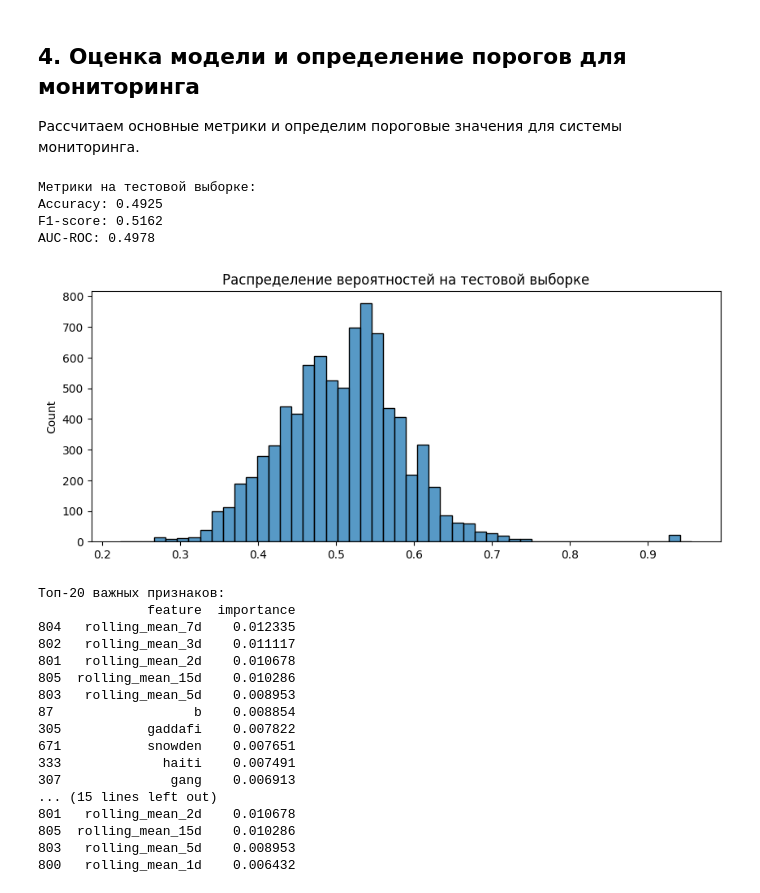
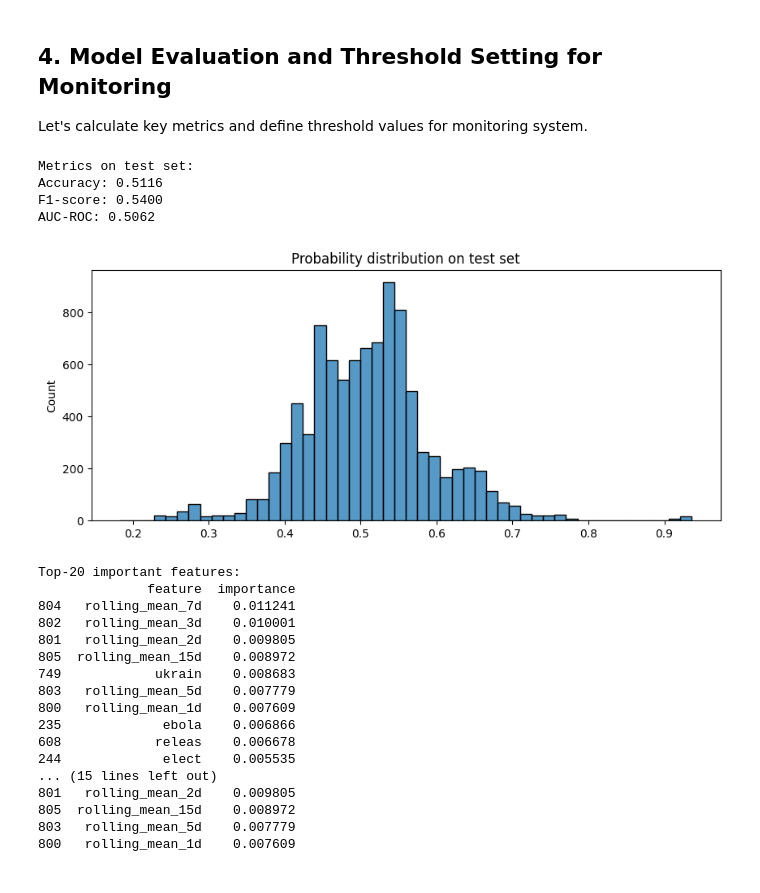
Before and after one commit to i-azztec/mlops-volatility-news-predictor, a Jupyter notebook: research/analysis.ipynb, the cells around one changed output. Cells and saved outputs as stored; diff of their text form; code cells hidden in the pictures.

```diff
--- a/research/analysis.ipynb
+++ b/research/analysis.ipynb
@@ -246,69 +246,69 @@ Pipeline(steps=[('features',
                                n_estimators=100, n_jobs=None,
                                num_parallel_tree=None, random_state=42, ...))])
 # %% [markdown]
-## 4. Оценка модели и определение порогов для мониторинга
+## 4. Model Evaluation and Threshold Setting for Monitoring
 
-Рассчитаем основные метрики и определим пороговые значения для системы мониторинга.
+Let's calculate key metrics and define threshold values for monitoring system.
 # %%
-# Предсказания на тестовой выборке
+# Predictions on test set
 test_preds = pipeline.predict(test)
 test_probs = pipeline.predict_proba(test)[:, 1]
 
-# Расчет метрик
-print("Метрики на тестовой выборке:")
+# Calculate metrics
+print("Metrics on test set:")
 print(f"Accuracy: {accuracy_score(test['Label'], test_preds):.4f}")
 print(f"F1-score: {f1_score(test['Label'], test_preds):.4f}")
 print(f"AUC-ROC: {roc_auc_score(test['Label'], test_probs):.4f}")
 
-# График распределения вероятностей
+# Plot probability distribution
 plt.figure(figsize=(10, 4))
 sns.histplot(test_probs, bins=50)
-plt.title('Распределение вероятностей на тестовой выборке')
+plt.title('Probability distribution on test set')
 plt.show()
 
-# Анализ важности фич
+# Feature importance analysis
 if hasattr(pipeline.named_steps['classifier'], 'feature_importances_'):
-    # Получаем имена всех признаков
+    # Get names of all features
     text_feature_names = pipeline.named_steps['features'].named_transformers_['text'].named_steps['vectorizer'].get_feature_names_out()
     numeric_feature_names = [f'rolling_mean_{w}d' for w in rolling_windows]
     all_feature_names = list(text_feature_names) + numeric_feature_names
 
-    # Создаем DataFrame с важностью всех признаков
+    # Create DataFrame with feature importance
     feature_importance = pd.DataFrame({
         'feature': all_feature_names,
         'importance': pipeline.named_steps['classifier'].feature_importances_
     })
 
-    # Сортируем и показываем топ-20 важных признаков
+    # Sort and show top-20 important features
     top_features = feature_importance.sort_values('importance', ascending=False).head(20)
-    print("\nТоп-20 важных признаков:")
+    print("\nTop-20 important features:")
     print(top_features)
 
-    # Отдельно анализируем важность rolling means
+    # Analyze rolling means importance separately
     rolling_importance = feature_importance[feature_importance['feature'].isin(numeric_feature_names)]
-    print("\nВажность rolling means:")
+    print("\nRolling means importance:")
     print(rolling_importance.sort_values('importance', ascending=False))
 # %% [output]
-Метрики на тестовой выборке:
-Accuracy: 0.4925
-F1-score: 0.5162
-AUC-ROC: 0.4978
+Metrics on test set:
+Accuracy: 0.5116
+F1-score: 0.5400
+AUC-ROC: 0.5062
-[figure, old version]
+[figure, new version]
-Топ-20 важных признаков:
+Top-20 important features:
               feature  importance
-804   rolling_mean_7d    0.012335
-802   rolling_mean_3d    0.011117
-801   rolling_mean_2d    0.010678
-805  rolling_mean_15d    0.010286
-803   rolling_mean_5d    0.008953
-87                  b    0.008854
-305           gaddafi    0.007822
-671           snowden    0.007651
-333             haiti    0.007491
-307              gang    0.006913
+804   rolling_mean_7d    0.011241
+802   rolling_mean_3d    0.010001
+801   rolling_mean_2d    0.009805
+805  rolling_mean_15d    0.008972
+749            ukrain    0.008683
+803   rolling_mean_5d    0.007779
+800   rolling_mean_1d    0.007609
+235             ebola    0.006866
+608            releas    0.006678
+244             elect    0.005535
 ... (15 lines left out)
-801   rolling_mean_2d    0.010678
-805  rolling_mean_15d    0.010286
-803   rolling_mean_5d    0.008953
-800   rolling_mean_1d    0.006432
+801   rolling_mean_2d    0.009805
+805  rolling_mean_15d    0.008972
+803   rolling_mean_5d    0.007779
+800   rolling_mean_1d    0.007609
 # %%
```
Also changed, not shown: parts of 10 cells of this notebook, 5 other files.
